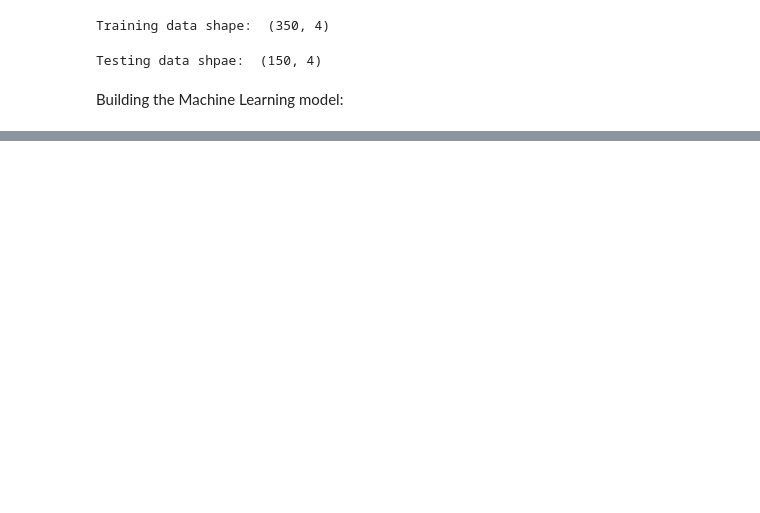
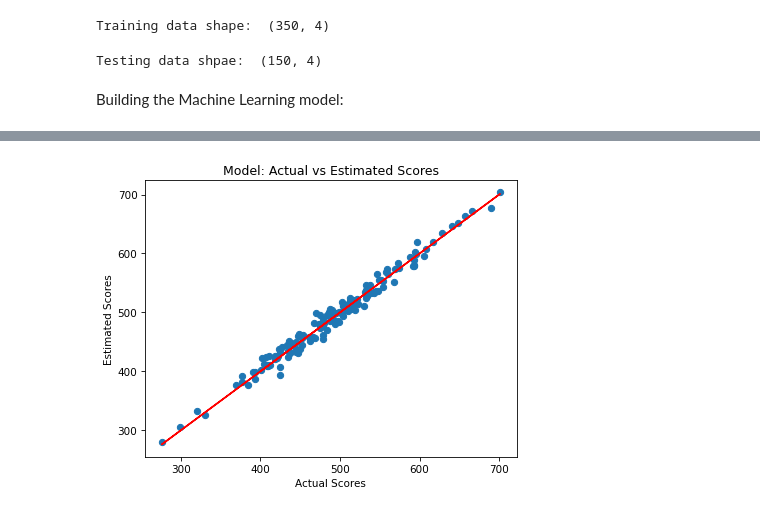
Before and after one commit to cwg7/ecommerce_linear_regression, a Jupyter notebook: ecommerce_linear_regression.ipynb, the cells around one changed output, grey strips where cells are left out. Cells and saved outputs as stored; diff of their text form; code cells hidden in the pictures; blank space fills up the shorter version.

```diff
--- a/ecommerce_linear_regression.ipynb
+++ b/ecommerce_linear_regression.ipynb
@@ -107,0 +156,3 @@ strong multicollinearity or other numerical problems.
+# %%
+x_2 = data[['Length of Membership', 'Time on App', 'Avg. Session Length']]
+x_2_train, x_2_test, y_2_train, y_2_test = train_test_split(x_2, y, test_size = 0.3, random_state = 42)
@@ -107,0 +167,4 @@ strong multicollinearity or other numerical problems.
+# %%
+x_2_train = sm.add_constant(x_2_train)
+results_2 = sm.OLS(y_2_train, x_2_train).fit()
+results_2.summary()
@@ -107,0 +195,13 @@ strong multicollinearity or other numerical problems.
+# %%
+x_2_test = sm.add_constant(x_2_test)
+y_2_preds = results_2.predict(x_2_test)
+
+plt.figure(dpi = 75)
+plt.scatter(y_2_test, y_2_preds)
+plt.plot(y_2_test,y_2_test, color='red')
+plt.xlabel('Actual Scores')
+plt.ylabel('Estimated Scores')
+plt.title('Model: Actual vs Estimated Scores')
+plt.show()
+# %% [output]
+[figure, added]
```
Also changed, not shown: parts of 12 cells of this notebook.
